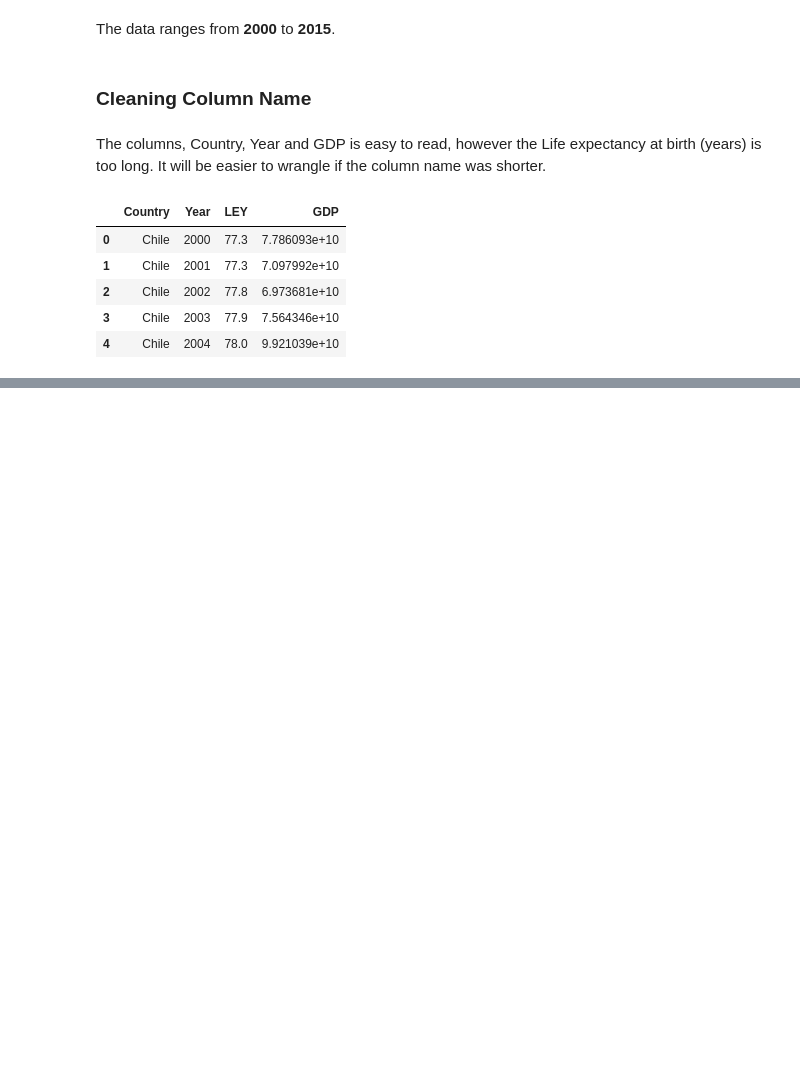
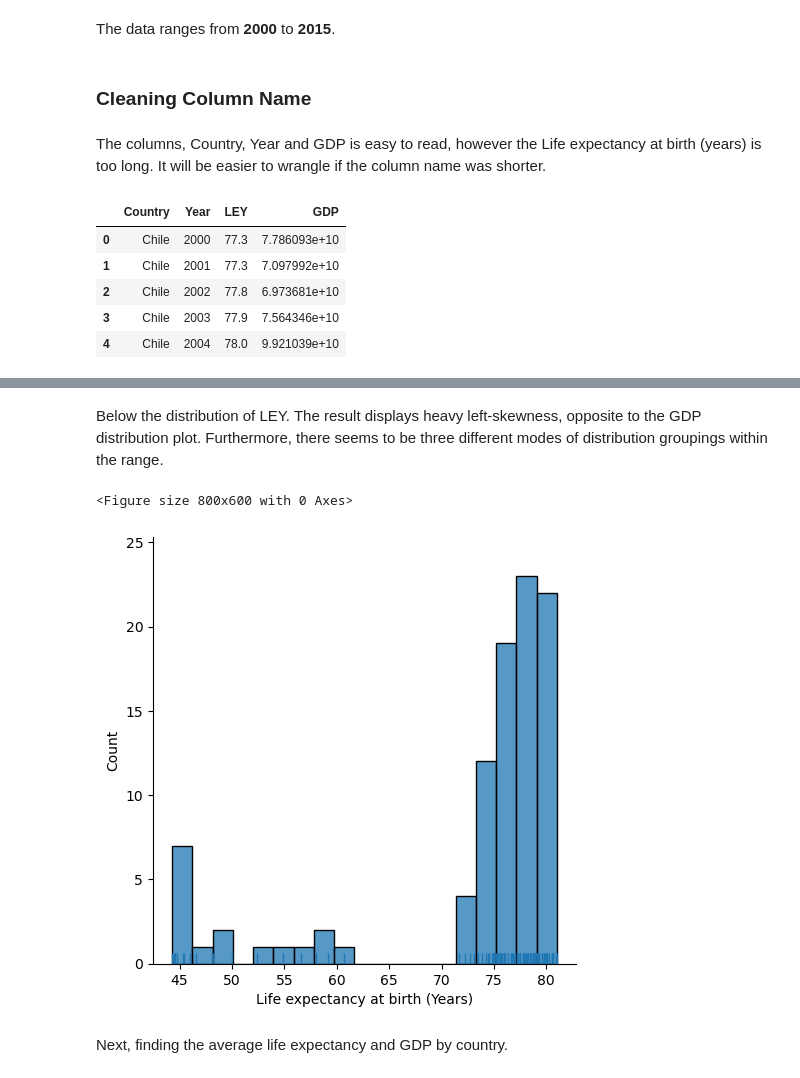
Before and after one commit to maximilianjun/life-expectancy-gdp-project, a Jupyter notebook: life_expectancy_gdp.ipynb, the cells around one changed output, grey strips where cells are left out. Drawn from its saved outputs; the diff is of its cells as text; code cells hidden in the pictures; blank space fills up the shorter version.

Commit message:
life-expectancy-gdp
Exploratory Data Analysis: Examining the distribution of GDP and life expectancy. Examining the average life expectancy and GDP by country using aggregate functions.

```diff
--- a/life_expectancy_gdp.ipynb
+++ b/life_expectancy_gdp.ipynb
@@ -97,0 +110,12 @@ df.head()
+# %% [markdown]
+Below the distribution of LEY. The result displays heavy left-skewness, opposite to the GDP distribution plot. Furthermore, there seems to be three different modes of distribution groupings within the range.
+# %%
+plt.figure(figsize=(8, 6))
+sns.displot(df.LEY, rug=True, kde=False)
+plt.xlabel("Life expectancy at birth (Years)")
+plt.show()
+# %% [output]
+<Figure size 800x600 with 0 Axes>
+[figure, added]
+# %% [markdown]
+Next, finding the average life expectancy and GDP by country.
```
Also changed, not shown: parts of 4 cells of this notebook.
